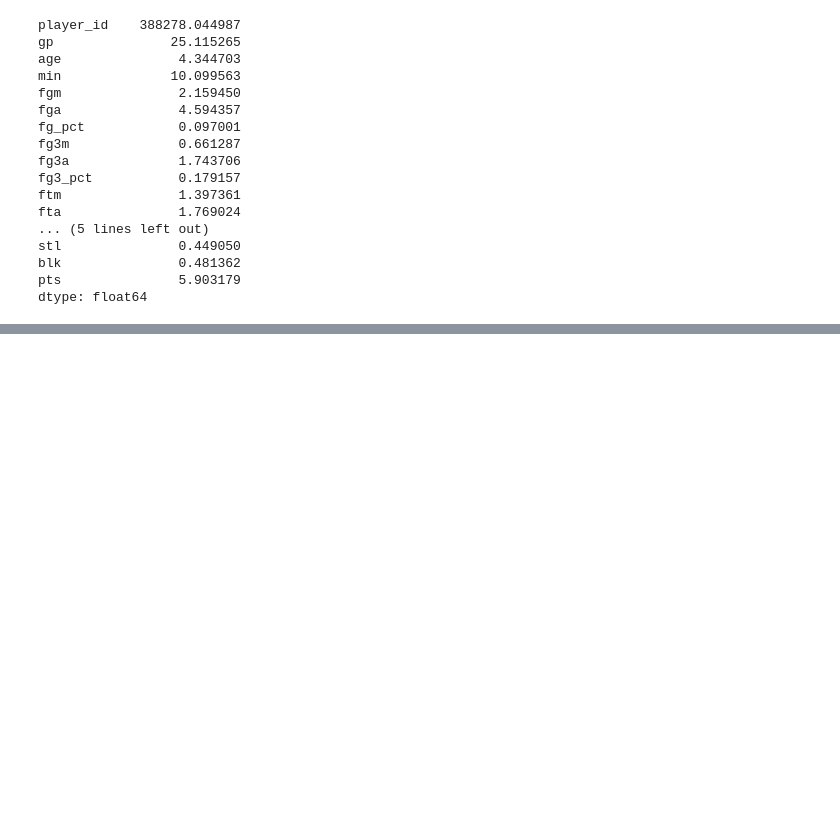
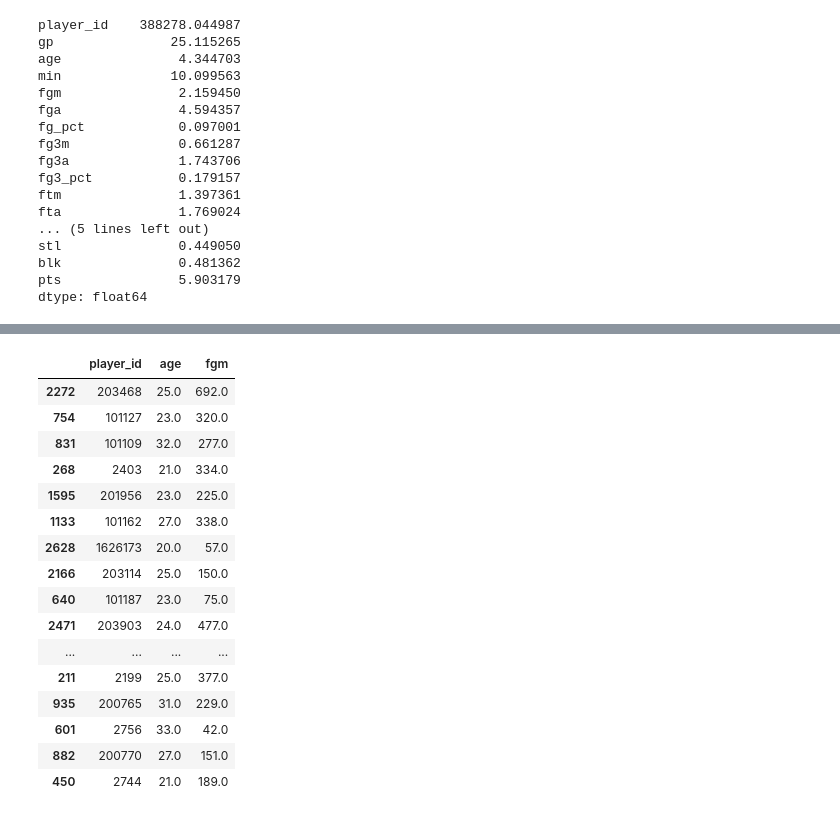
Before and after one commit to FrancisChung/udemy-nba-model-python, a Jupyter notebook: projection-model/Pandas.ipynb, the cells around one changed output, grey strips where cells are left out. Cells and saved outputs as stored; diff of their text form; code cells hidden in the pictures; blank space fills up the shorter version.

```diff
--- a/projection-model/Pandas.ipynb
+++ b/projection-model/Pandas.ipynb
@@ -406,0 +643,20 @@ dtype: float64
+# %%
+df_slim.iloc[:,[1,4,6]]
+# %% [output]
+|  | player_id | age | fgm |
+| 2272 | 203468 | 25.0 | 692.0 |
+| 754 | 101127 | 23.0 | 320.0 |
+| 831 | 101109 | 32.0 | 277.0 |
+| 268 | 2403 | 21.0 | 334.0 |
+| 1595 | 201956 | 23.0 | 225.0 |
+| 1133 | 101162 | 27.0 | 338.0 |
+| 2628 | 1626173 | 20.0 | 57.0 |
+| 2166 | 203114 | 25.0 | 150.0 |
+| 640 | 101187 | 23.0 | 75.0 |
+| 2471 | 203903 | 24.0 | 477.0 |
+| ... | ... | ... | ... |
+| 211 | 2199 | 25.0 | 377.0 |
+| 935 | 200765 | 31.0 | 229.0 |
+| 601 | 2756 | 33.0 | 42.0 |
+| 882 | 200770 | 27.0 | 151.0 |
+| 450 | 2744 | 21.0 | 189.0 |
```
Also changed, not shown: parts of 18 cells of this notebook.
